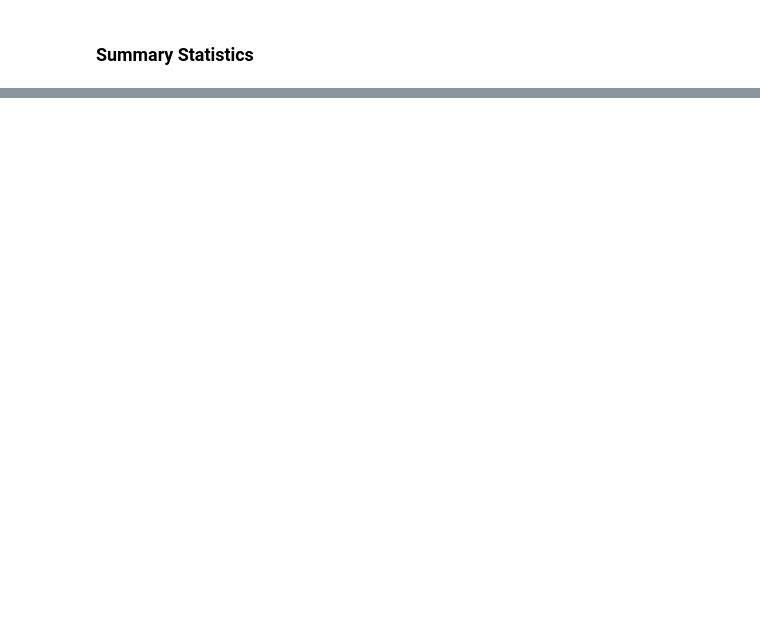
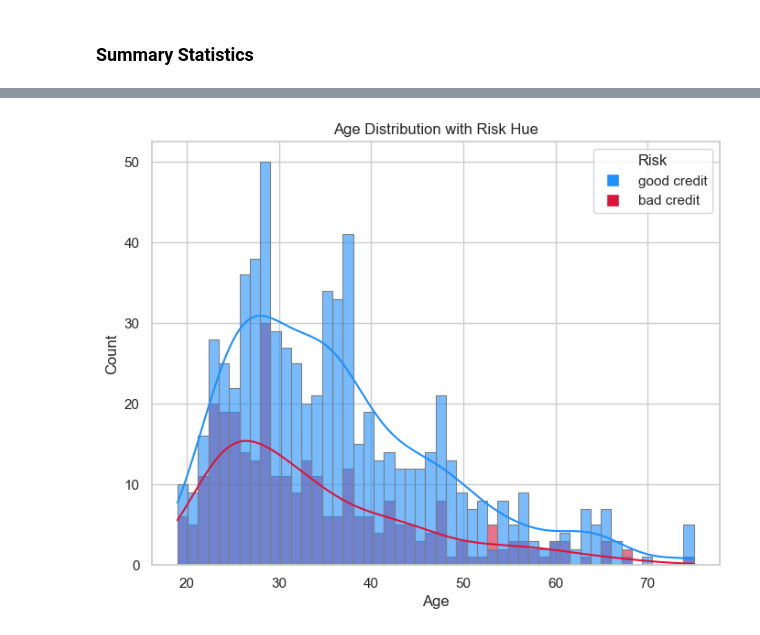
Before and after one commit to trevsauer/ADS-505_Final_Project_Team4, a Jupyter notebook: German_Credit_Risk_EDA.ipynb, the cells around one changed output, grey strips where cells are left out. Saved outputs shown, nothing was run; the diff lists cells and outputs as text; code cells hidden in the pictures; blank space fills up the shorter version.

```diff
--- a/German_Credit_Risk_EDA.ipynb
+++ b/German_Credit_Risk_EDA.ipynb
@@ -81,0 +106,17 @@ KeyError: 'Risk'
+# %%
+# Create a histogram with 'Age' column and 'Risk' as the hue
+plt.figure(figsize=(8, 6))
+with warnings.catch_warnings(): # Temporarily filter out the warning
+    warnings.filterwarnings("ignore", category=UserWarning)
+    sns.histplot(data=df, x='Age', hue='Risk', alpha=0.6, element='bars', bins=50,
+                 palette={'good': 'dodgerblue', 'bad': 'crimson'}, edgecolor='grey', kde=True, legend=True)
+plt.xlabel('Age')
+plt.ylabel('Count')
+plt.title('Age Distribution with Risk Hue')
+legend_labels = ['good credit', 'bad credit']
+legend_colors = ['dodgerblue', 'crimson']
+legend_handles = [plt.Line2D([0], [0], marker='s', color='w', markerfacecolor=color, markersize=10, label=label) for color, label in zip(legend_colors, legend_labels)]
+plt.legend(handles=legend_handles, title='Risk')
+plt.show()
+# %% [output]
+[figure, added]
```
Also changed, not shown: parts of 5 cells of this notebook.
